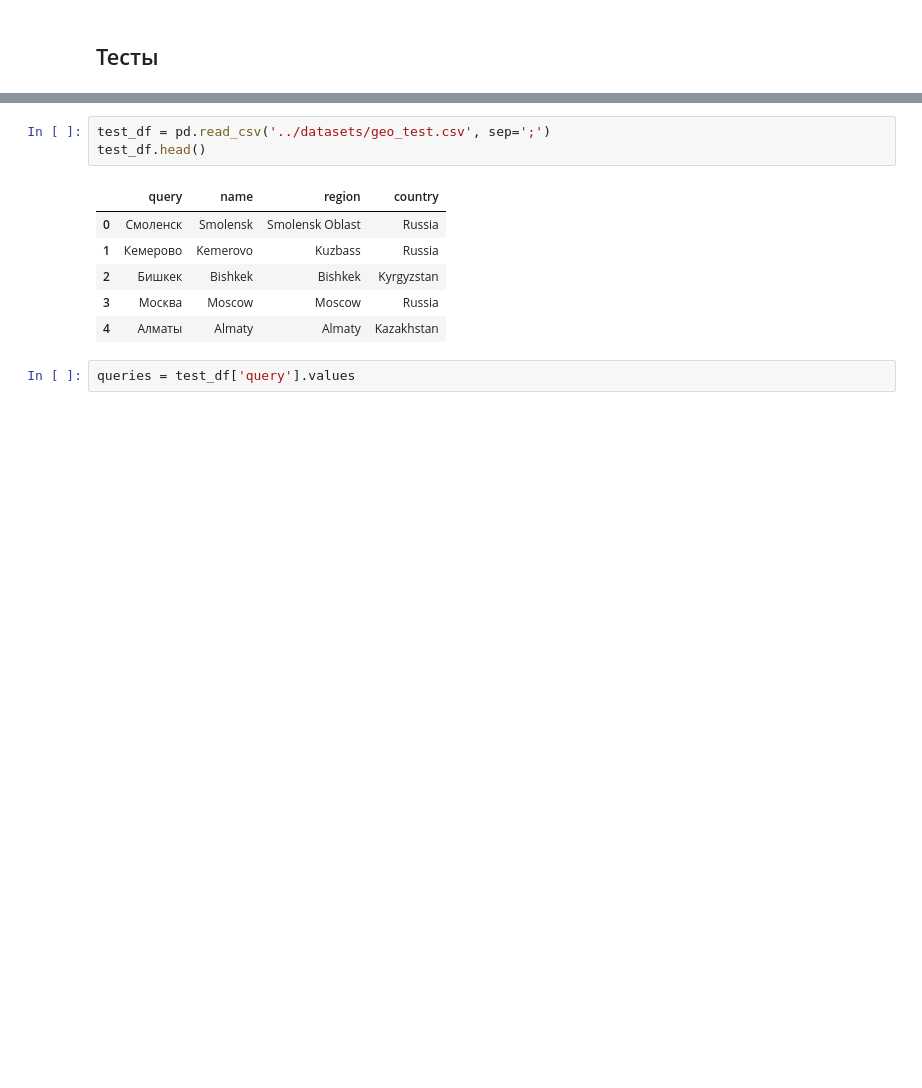
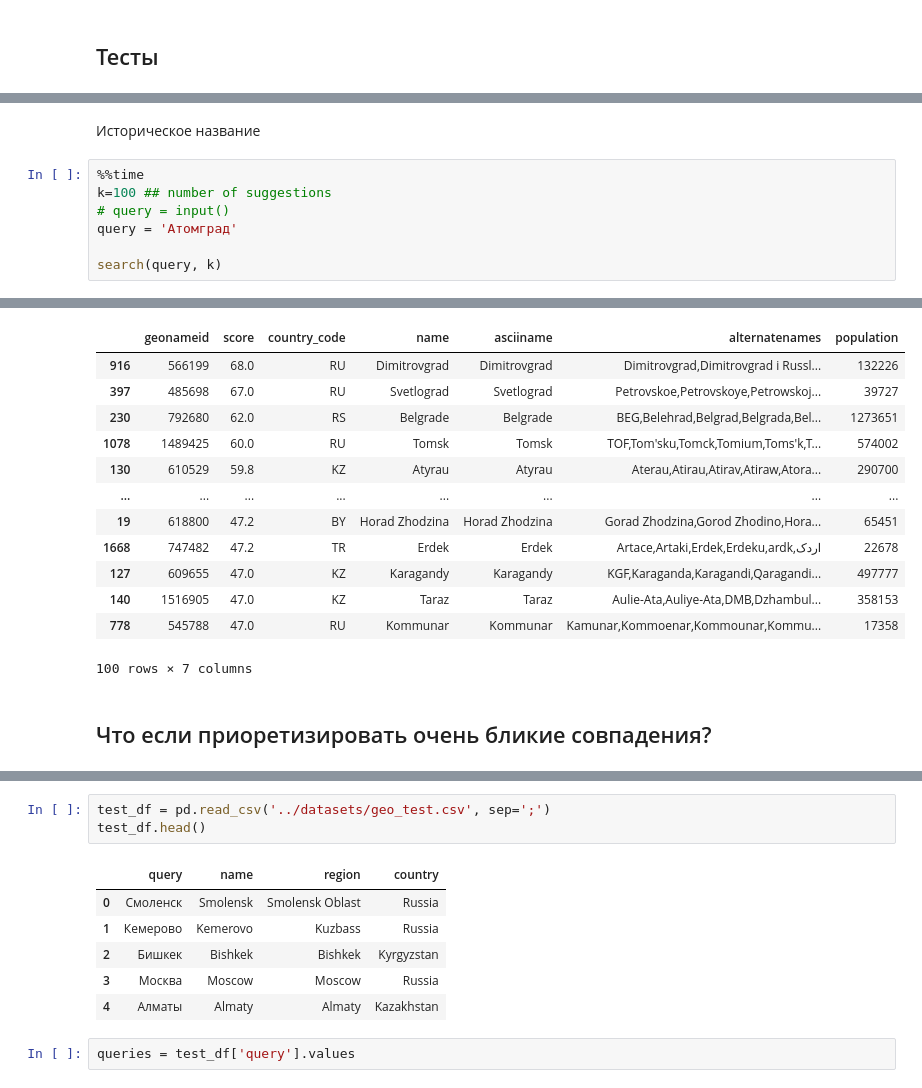
Before and after one commit to krairy/geonames, a Jupyter notebook: scripts/main.ipynb, the cells around one changed output, grey strips where cells are left out. Drawn from its saved outputs; the diff is of its cells as text; blank space fills up the shorter version.

```diff
--- a/scripts/main.ipynb
+++ b/scripts/main.ipynb
@@ -537,0 +535,10 @@ search(query, k)
+# %% [markdown]
+Историческое название
+# %%
+%%time
+k=100 ## number of suggestions
+# query = input()
+query = 'Атомград'
+
+search(query, k)
+# %% [output]
@@ -537,0 +547,15 @@ search(query, k)
+|  | geonameid | score | country_code | name | asciiname | alternatenames | population |
+| 916 | 566199 | 68.0 | RU | Dimitrovgrad | Dimitrovgrad | Dimitrovgrad,Dimitrovgrad i Russl... | 132226 |
+| 397 | 485698 | 67.0 | RU | Svetlograd | Svetlograd | Petrovskoe,Petrovskoye,Petrowskoj... | 39727 |
+| 230 | 792680 | 62.0 | RS | Belgrade | Belgrade | BEG,Belehrad,Belgrad,Belgrada,Bel... | 1273651 |
+| 1078 | 1489425 | 60.0 | RU | Tomsk | Tomsk | TOF,Tom'sku,Tomck,Tomium,Toms'k,T... | 574002 |
+| 130 | 610529 | 59.8 | KZ | Atyrau | Atyrau | Aterau,Atirau,Atirav,Atiraw,Atora... | 290700 |
+| ... | ... | ... | ... | ... | ... | ... | ... |
+| 19 | 618800 | 47.2 | BY | Horad Zhodzina | Horad Zhodzina | Gorad Zhodzina,Gorod Zhodino,Hora... | 65451 |
+| 1668 | 747482 | 47.2 | TR | Erdek | Erdek | Artace,Artaki,Erdek,Erdeku,ardk,اردک | 22678 |
+| 127 | 609655 | 47.0 | KZ | Karagandy | Karagandy | KGF,Karaganda,Karagandi,Qaragandi... | 497777 |
+| 140 | 1516905 | 47.0 | KZ | Taraz | Taraz | Aulie-Ata,Auliye-Ata,DMB,Dzhambul... | 358153 |
+| 778 | 545788 | 47.0 | RU | Kommunar | Kommunar | Kamunar,Kommoenar,Kommounar,Kommu... | 17358 |
+100 rows × 7 columns
+# %% [markdown]
+## Что если приоретизировать очень бликие совпадения?
```
Also changed, not shown: parts of 23 cells of this notebook.
